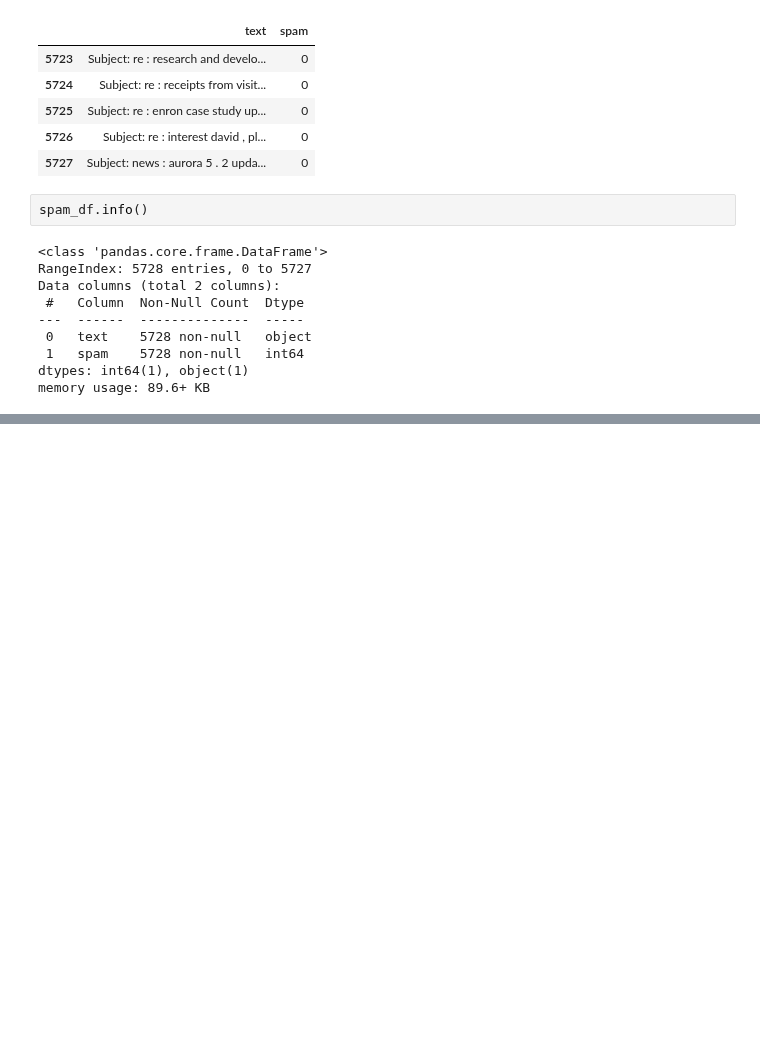
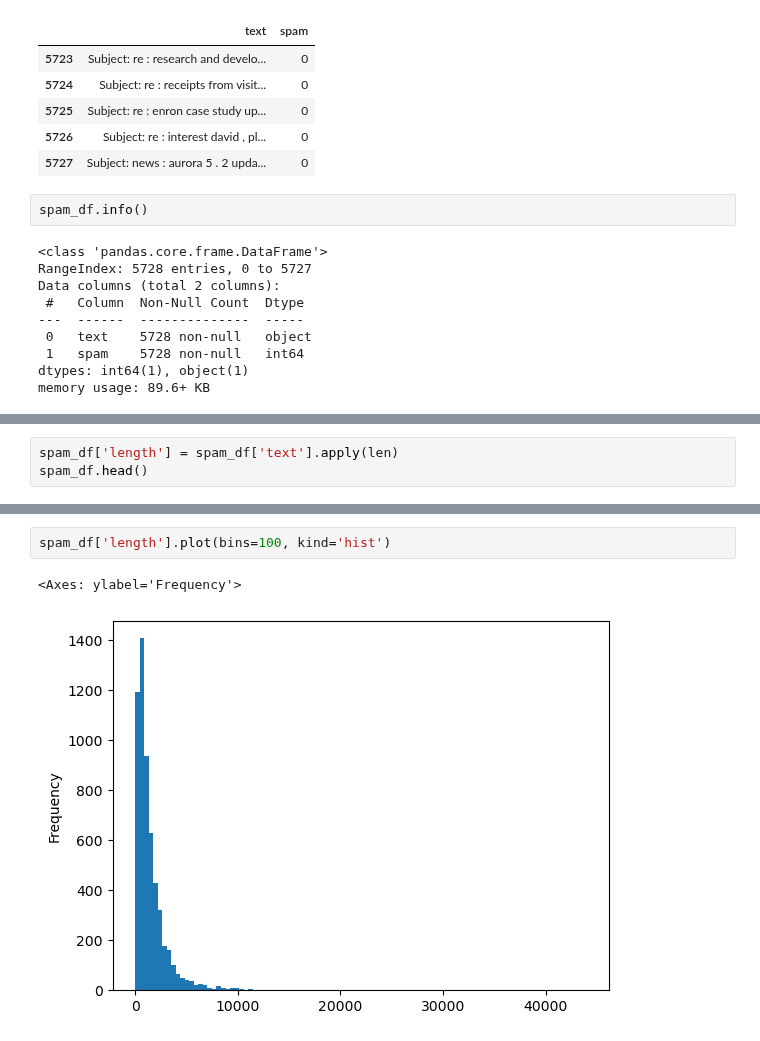
Before and after one commit to elarsaks/8ML-Projects, a Jupyter notebook: Project 6/MySolution.ipynb, the cells around one changed output, grey strips where cells are left out. Saved outputs shown, nothing was run; the diff lists cells and outputs as text; blank space fills up the shorter version.

Commit message:
Continue with dataset visualization.

```diff
--- a/Project 6/MySolution.ipynb
+++ b/Project 6/MySolution.ipynb
@@ -56,0 +67,3 @@ memory usage: 89.6+ KB
+# %%
+spam_df['length'] = spam_df['text'].apply(len)
+spam_df.head()
@@ -56,0 +93,5 @@ memory usage: 89.6+ KB
+# %%
+spam_df['length'].plot(bins=100, kind='hist')
+# %% [output]
+<Axes: ylabel='Frequency'>
+[figure, added]
```
Also changed, not shown: parts of 15 cells of this notebook.
